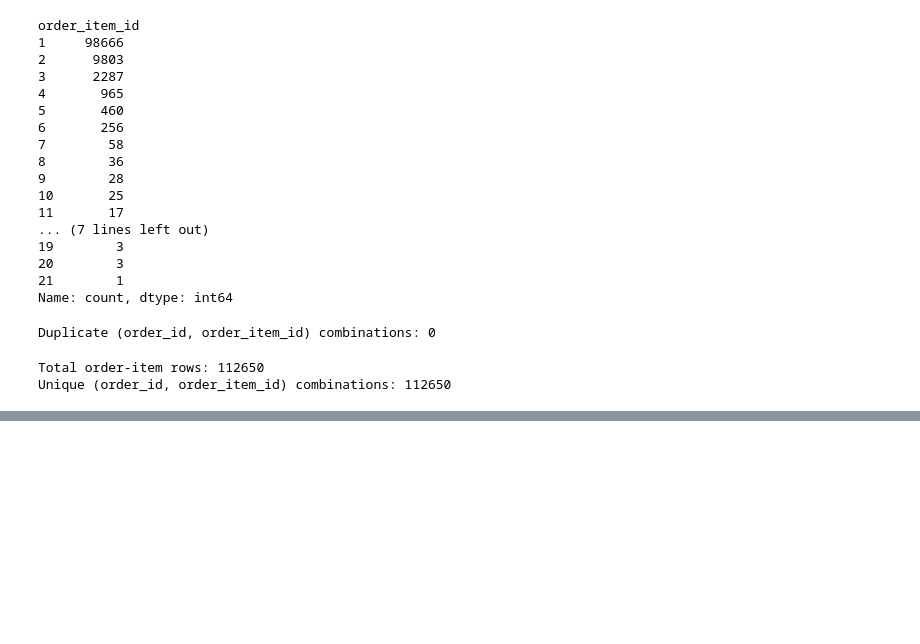
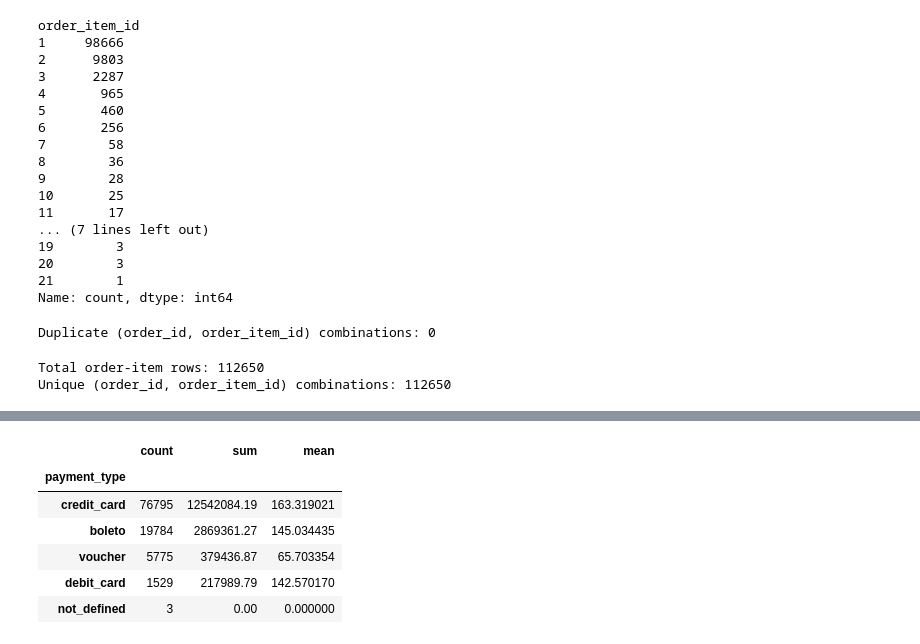
Before and after one commit to rohanshettym1-cmd/e-commerce-Intelligence-System, a Jupyter notebook: notebook/01_data_profiling.ipynb, the cells around one changed output, grey strips where cells are left out. Saved outputs shown, nothing was run; the diff lists cells and outputs as text; code cells hidden in the pictures; blank space fills up the shorter version.

```diff
--- a/notebook/01_data_profiling.ipynb
+++ b/notebook/01_data_profiling.ipynb
@@ -993,0 +1017,6 @@ Unique (order_id, order_item_id) combinations: 112650
+# %%
+payments = tables["olist_order_payments_dataset"]
+
+print("Payment rows:", len(payments))
+print("Unique orders in payments:", payments["order_id"].nunique())
+print("Unique payment types:", payments["payment_type"].nunique())
@@ -993,0 +1105,17 @@ Unique (order_id, order_item_id) combinations: 112650
+# %%
+payment_value_by_type = (
+    payments
+    .groupby("payment_type")["payment_value"]
+    .agg(["count", "sum", "mean"])
+    .sort_values("sum", ascending=False)
+)
+
+payment_value_by_type
+# %% [output]
+|  | count | sum | mean |
+| payment_type |  |  |  |
+| credit_card | 76795 | 12542084.19 | 163.319021 |
+| boleto | 19784 | 2869361.27 | 145.034435 |
+| voucher | 5775 | 379436.87 | 65.703354 |
+| debit_card | 1529 | 217989.79 | 142.570170 |
+| not_defined | 3 | 0.00 | 0.000000 |
```
Also changed, not shown: parts of 19 cells of this notebook.
